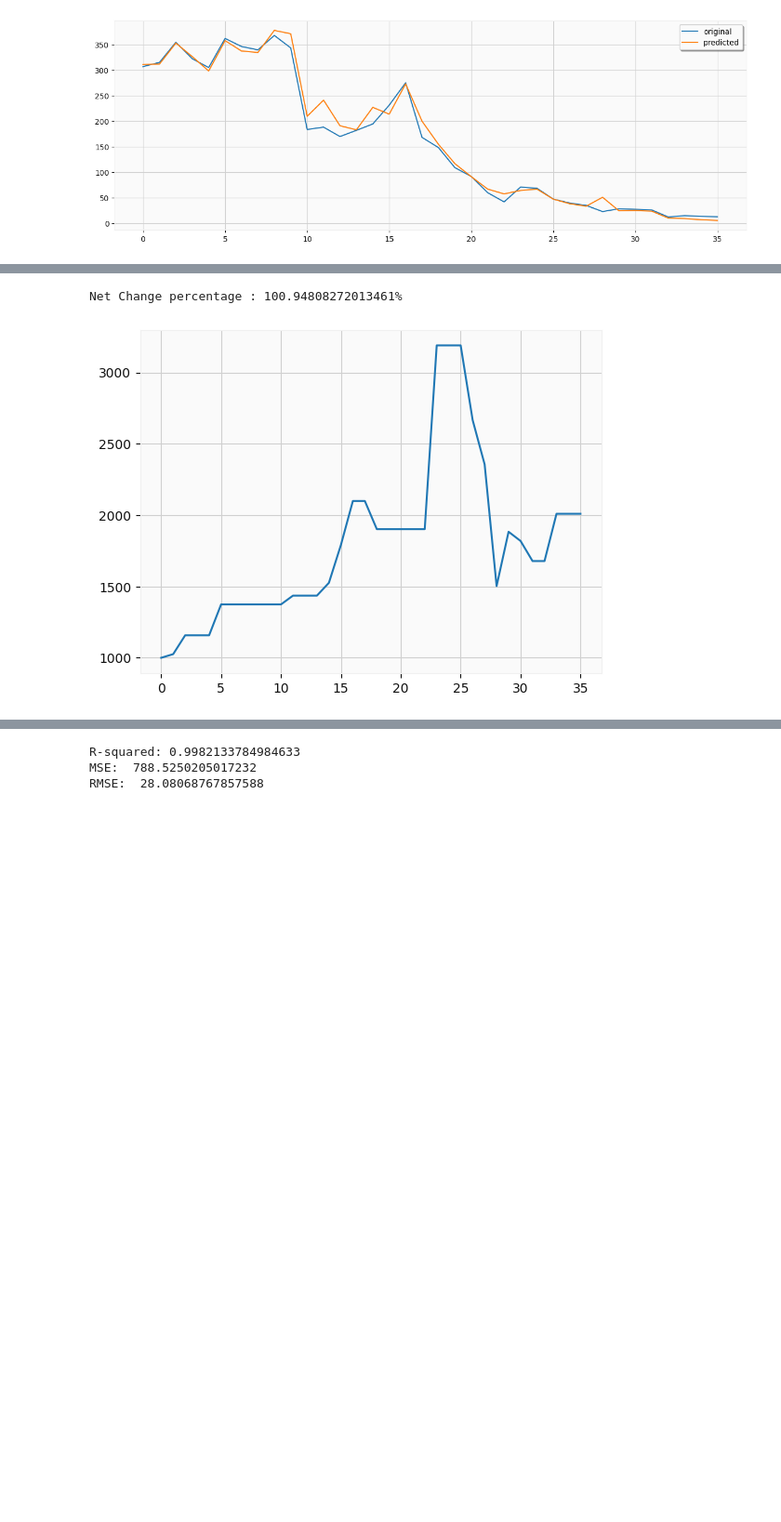
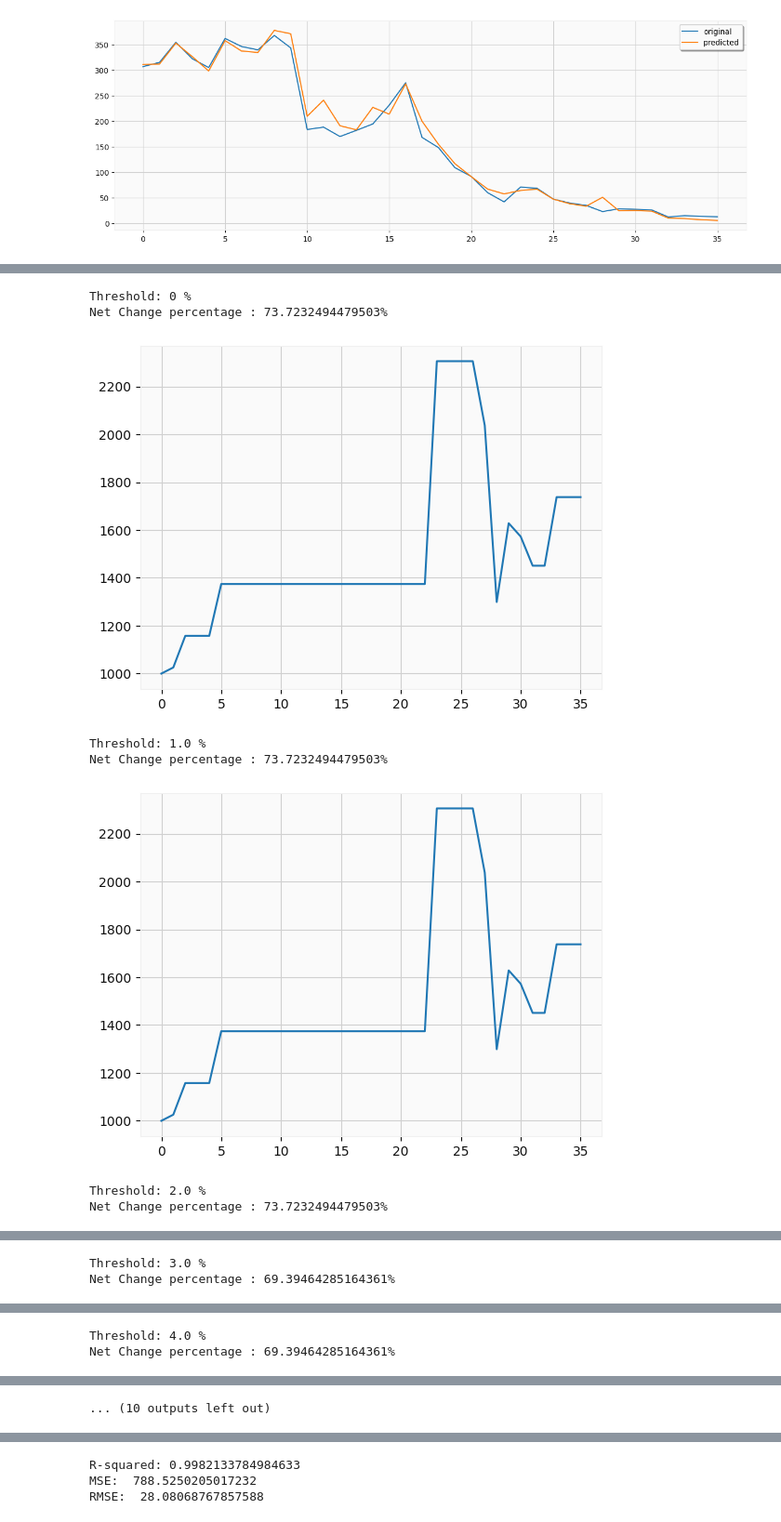
Before and after one commit to Mihirgupta2001/Regression---Capstone-Project, a Jupyter notebook: Regresssion_Capstone_project.ipynb, the cells around one changed output, grey strips where cells are left out. Shown at 93% size. Drawn from its saved outputs; the diff is of its cells as text; code cells hidden in the pictures; blank space fills up the shorter version.

Commit message:
Changed various thresholds and compared real lie scenarios to optimize our model accuracy

```diff
--- a/Regresssion_Capstone_project.ipynb
+++ b/Regresssion_Capstone_project.ipynb
@@ -436,7 +460,7 @@ def backtest(opens, closes, preds, start = 1000,threshold = 0):
 
   for i in range(len(preds)):
     if (preds[i]-opens[i])/opens[i] >=threshold:   # we will only make trades if the predicted change is greater than or equal to our threshold change
-      account += account*(closes[i]-opens[i])/opens[i]  # amount will be changed simultaneously as we go along and make trades
+      account += account*((closes[i]-opens[i])/opens[i])  # amount will be changed simultaneously as we go along and make trades
     changes.append(account)                            # with each trade with either loss or profit the initial principle will change
   changes = np.array(changes)                          # converting changes to an array
   percent_changed = ((account-start)/start)*100
@@ -495,4 +523,6 @@ We can see that our predicted prices are somewhere close to actual prices.
 # %%
-# checking our account balance if we made trade, everytime our model predicted that the price will go up
-backtest(np.array(x_test).T[0],y_test,y_pred,1000,0)
+# checking our account balance if we made trade, everytime our model predicted that the price will go up by atleast 1 to 10 %
+for i in [0,0.01,0.02,0.03,0.04,0.05,0.06,0.07,0.08,0.09,0.1]:
+  print(f'Threshold: {i*100} %')
+  backtest(np.array(x_test).T[0],y_test,y_pred,1000,i)
 # %% [output]
@@ -503,8 +552,9 @@ Net Change percentage : 195.2921287420827%
 # %%
 import sklearn
 from sklearn.tree import DecisionTreeRegressor
+from sklearn.metrics import mean_squared_error
 
-dtr = DecisionTreeRegressor(max_leaf_nodes=200)
+dtr = DecisionTreeRegressor(max_leaf_nodes=100,random_state = 0)
 dtr.fit(x_train, y_train)
 
 score = dtr.score(x_train, y_train)
@@ -540,6 +592,14 @@ Text(0.5, 0, 'Feature Importance')
 # %%
-# checking our account balance if we made trade, everytime our model predicted that the price will go up
-backtest(np.array(x_test).T[0],y_test,y_pred,1000,0)
+# checking our account balance if we made trade, everytime our model predicted that the price will go up by atleast 1 to 10 %
+for i in [0,0.01,0.02,0.03,0.04,0.05,0.06,0.07,0.08,0.09,0.1]:
+  print(f'Threshold: {i*100} %')
+  backtest(np.array(x_test).T[0],y_test,y_pred,1000,i)
 # %% [output]
-Net Change percentage : 100.94808272013461%
+Threshold: 0 %
+Net Change percentage : 73.7232494479503%
-[figure, old version]
+[figure, new version]
+Threshold: 1.0 %
+Net Change percentage : 73.7232494479503%
+[figure, added]
+Threshold: 2.0 %
+Net Change percentage : 73.7232494479503%
@@ -545,0 +607,2 @@ Net Change percentage : 100.94808272013461%
+Threshold: 3.0 %
+Net Change percentage : 69.39464285164361%
@@ -545,0 +610,2 @@ Net Change percentage : 100.94808272013461%
+Threshold: 4.0 %
+Net Change percentage : 69.39464285164361%
@@ -545,0 +616 @@ Net Change percentage : 100.94808272013461%
+... (10 outputs left out)
```
Also changed, not shown: parts of 40 cells of this notebook.
